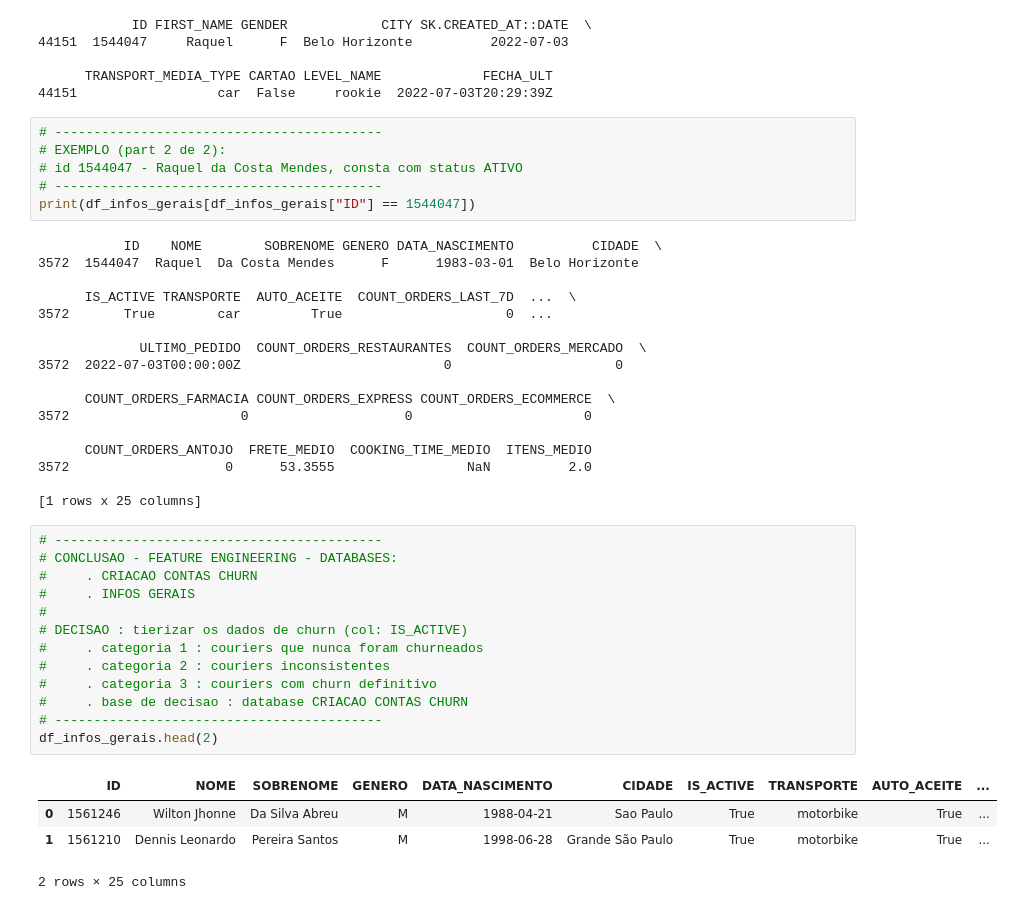
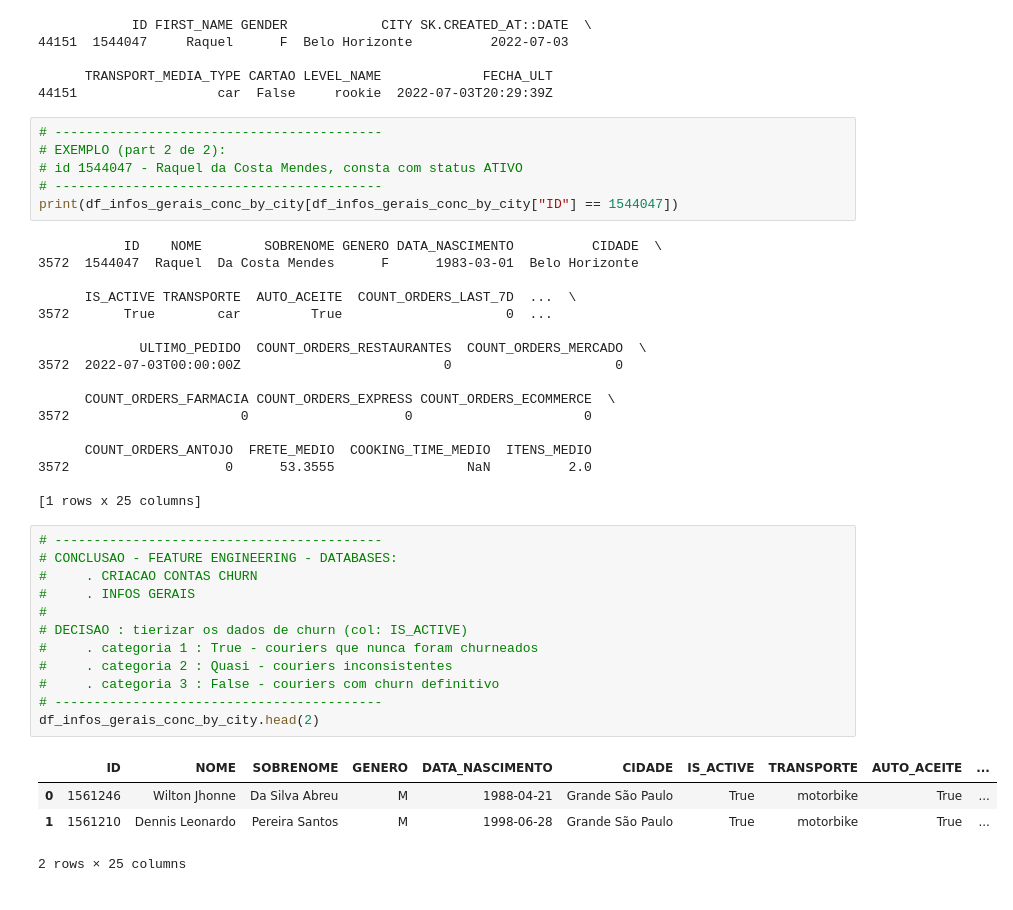
Before and after one commit to 2022M3T3-Inteli/Rappi-Hour, a Jupyter notebook: notebooks/feature-engineering/consol-feature-eng.ipynb, the cells around one changed output. Saved outputs shown, nothing was run; the diff lists cells and outputs as text.

Commit message:
consol databases CRIACAO CONTAS CHURN & INFOS GERAIS

```diff
--- a/notebooks/feature-engineering/consol-feature-eng.ipynb
+++ b/notebooks/feature-engineering/consol-feature-eng.ipynb
@@ -170,7 +180,7 @@ print(df_churn_conc_by_city[df_churn_conc_by_city["ID"] == 1544047])
 # EXEMPLO (part 2 de 2):
 # id 1544047 - Raquel da Costa Mendes, consta com status ATIVO
 # ------------------------------------------
-print(df_infos_gerais[df_infos_gerais["ID"] == 1544047])
+print(df_infos_gerais_conc_by_city[df_infos_gerais_conc_by_city["ID"] == 1544047])
 # %% [output]
            ID    NOME        SOBRENOME GENERO DATA_NASCIMENTO          CIDADE  \
 3572  1544047  Raquel  Da Costa Mendes      F      1983-03-01  Belo Horizonte
@@ -191,18 +201,17 @@ print(df_infos_gerais[df_infos_gerais["ID"] == 1544047])
 # %%
 # ------------------------------------------
 # CONCLUSAO - FEATURE ENGINEERING - DATABASES:
 #     . CRIACAO CONTAS CHURN
 #     . INFOS GERAIS
 #
 # DECISAO : tierizar os dados de churn (col: IS_ACTIVE)
-#     . categoria 1 : couriers que nunca foram churneados
-#     . categoria 2 : couriers inconsistentes
-#     . categoria 3 : couriers com churn definitivo
-#     . base de decisao : database CRIACAO CONTAS CHURN
+#     . categoria 1 : True - couriers que nunca foram churneados
+#     . categoria 2 : Quasi - couriers inconsistentes
+#     . categoria 3 : False - couriers com churn definitivo
 # ------------------------------------------
-df_infos_gerais.head(2)
+df_infos_gerais_conc_by_city.head(2)
 # %% [output]
 |  | ID | NOME | SOBRENOME | GENERO | DATA_NASCIMENTO | CIDADE | IS_ACTIVE | TRANSPORTE | AUTO_ACEITE | ... |
-| 0 | 1561246 | Wilton Jhonne | Da Silva Abreu | M | 1988-04-21 | Sao Paulo | True | motorbike | True | ... |
+| 0 | 1561246 | Wilton Jhonne | Da Silva Abreu | M | 1988-04-21 | Grande São Paulo | True | motorbike | True | ... |
 | 1 | 1561210 | Dennis Leonardo | Pereira Santos | M | 1998-06-28 | Grande São Paulo | True | motorbike | True | ... |
 2 rows × 25 columns
```
Also changed, not shown: parts of 17 cells of this notebook.
